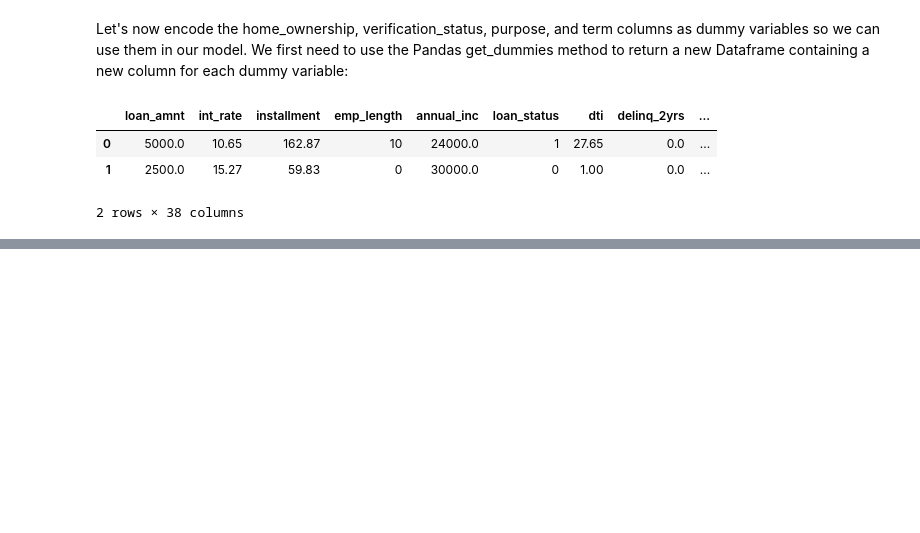
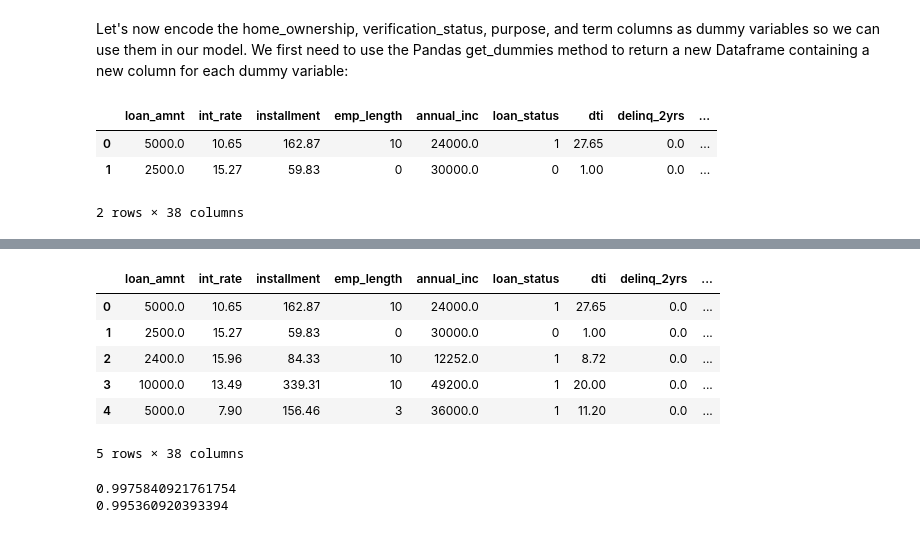
Before and after one commit to theperpetualmeatball/Credit-Modelling, a Jupyter notebook: loan_prediction.ipynb, the cells around one changed output, grey strips where cells are left out. Drawn from its saved outputs; the diff is of its cells as text; code cells hidden in the pictures; blank space fills up the shorter version.

Commit message:
finsihed loan predictions notebook

```diff
--- a/loan_prediction.ipynb
+++ b/loan_prediction.ipynb
@@ -107,7 +102,7 @@ mapping_dict = {
         "Charged Off": 0
     }
 }
-df2 = df2.replace(mapping_dict)
+df2 = df2.replace(mapping_dict).reset_index(drop=True)
 # %%
 #remove columns with only 1 unique value
 drop_columns = []
@@ -165,7 +160,7 @@ We see that this column offers very little variability, nearly 94% of values are
 And also drop only the rows with NaN values for emp_length , title, revol_util, and last_credit_pull_d
 # %%
 df2 = df2.drop(columns = ['pub_rec_bankruptcies'])
-df3 = df2.dropna(axis =0)
+df3 = df2.dropna(axis =0).reset_index(drop=True)
 
 df3.dtypes.value_counts()
 #22 columns left!
@@ -222,6 +217,6 @@ Since these date features require some feature engineering for modeling purposes
 
 Lastly, the addr_state column contains many discrete values and we'd need to add 49 dummy variable columns to use it for classification. This would make our Dataframe much larger and could slow down how quickly the code runs. Let's remove this column from consideration.
 # %%
-#df3 = df3.drop(columns = ['last_credit_pull_d', 'addr_state', 'title', 'earliest_cr_line'])
+df3 = df3.drop(columns = ['last_credit_pull_d', 'addr_state', 'title', 'earliest_cr_line'])
 df3['int_rate'] = df3['int_rate'].str.strip('%').astype('float')
 df3['revol_util'] = df3['revol_util'].str.replace('%','').astype('float')
@@ -286,0 +340,5 @@ df4.head(2)
+# %%
+df4['emp_length'] = df4['emp_length'].apply(lambda x: int(x))
+df4.info()
+df4=df4.reset_index(drop=True)
+#no null obj, so we are ready to go!
@@ -286,0 +363,43 @@ df4.head(2)
+# %%
+df4.head()
+# %% [output]
+|  | loan_amnt | int_rate | installment | emp_length | annual_inc | loan_status | dti | delinq_2yrs | ... |
+| 0 | 5000.0 | 10.65 | 162.87 | 10 | 24000.0 | 1 | 27.65 | 0.0 | ... |
+| 1 | 2500.0 | 15.27 | 59.83 | 0 | 30000.0 | 0 | 1.00 | 0.0 | ... |
+| 2 | 2400.0 | 15.96 | 84.33 | 10 | 12252.0 | 1 | 8.72 | 0.0 | ... |
+| 3 | 10000.0 | 13.49 | 339.31 | 10 | 49200.0 | 1 | 20.00 | 0.0 | ... |
+| 4 | 5000.0 | 7.90 | 156.46 | 3 | 36000.0 | 1 | 11.20 | 0.0 | ... |
+5 rows × 38 columns
+# %%
+#preparing feature and target columns
+features = df4.drop(columns =['loan_status'])
+target = df4['loan_status']
+
+# Instantiate model object.
+lr = LogisticRegression(max_iter=2000)
+# Make predictions using 3-fold cross-validation.
+predictions = cross_val_predict(lr, features, target, cv=2)
+predictions = pd.Series(predictions)
+
+#compute true positive rates & false positive rates
+tp_filter = (predictions == 1) & (df4["loan_status"] == 1)
+tp = len(predictions[tp_filter])
+
+fp_filter = (predictions == 1) & (df4["loan_status"] == 0)
+fp = len(predictions[fp_filter])
+
+tn_filter = (predictions ==0) & (df4['loan_status']==0)
+tn = len(predictions[tn_filter])
+
+fn_filter = (predictions==0) & (df4['loan_status']==1)
+fn = len(predictions[fn_filter])
+
+# Rates
+tpr = tp  / (tp + fn)
+fpr = fp  / (fp + tn)
+
+print(tpr)
+print(fpr)
+# %% [output]
+0.9975840921761754
+0.995360920393394
```
Also changed, not shown: parts of 15 cells of this notebook.
